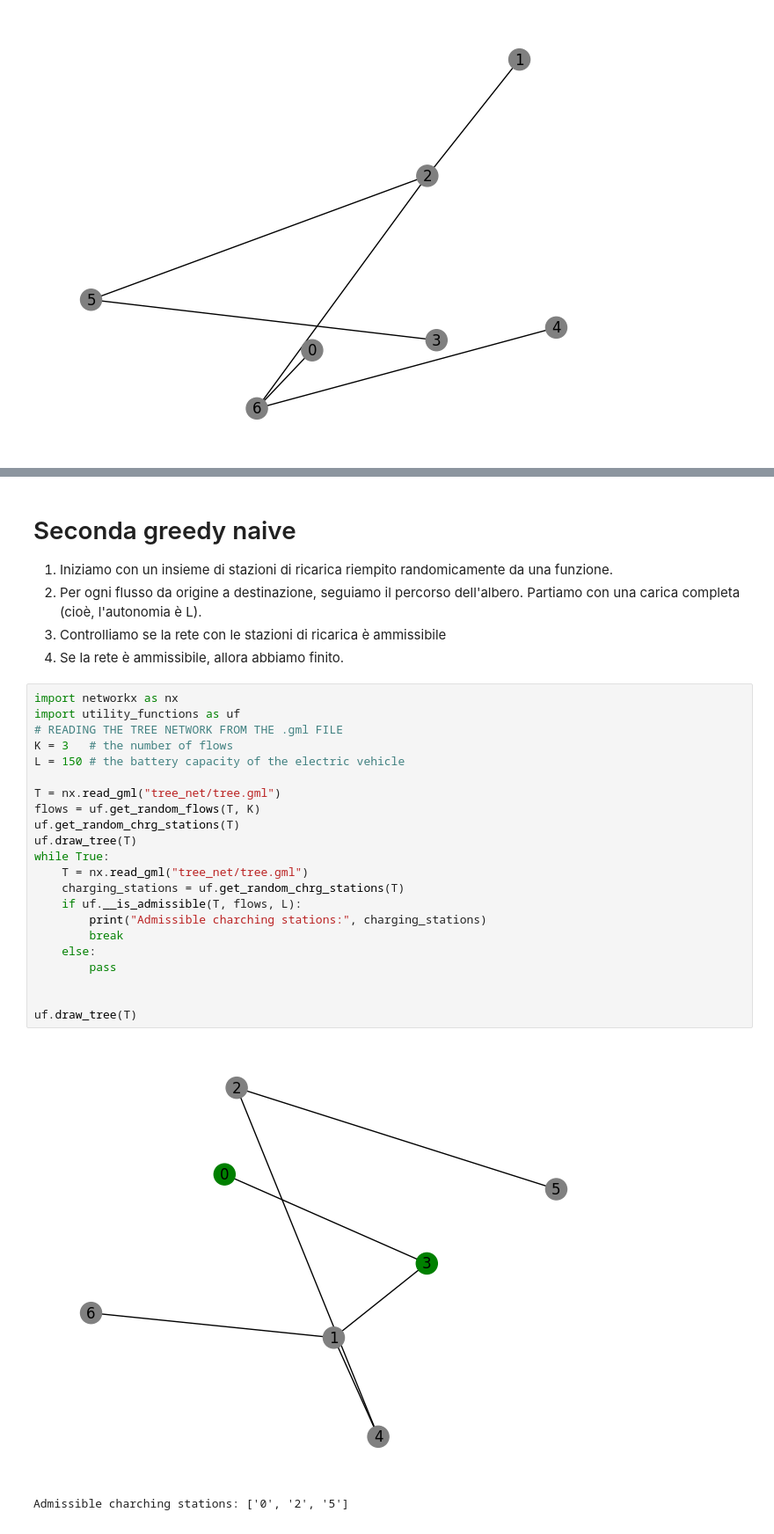
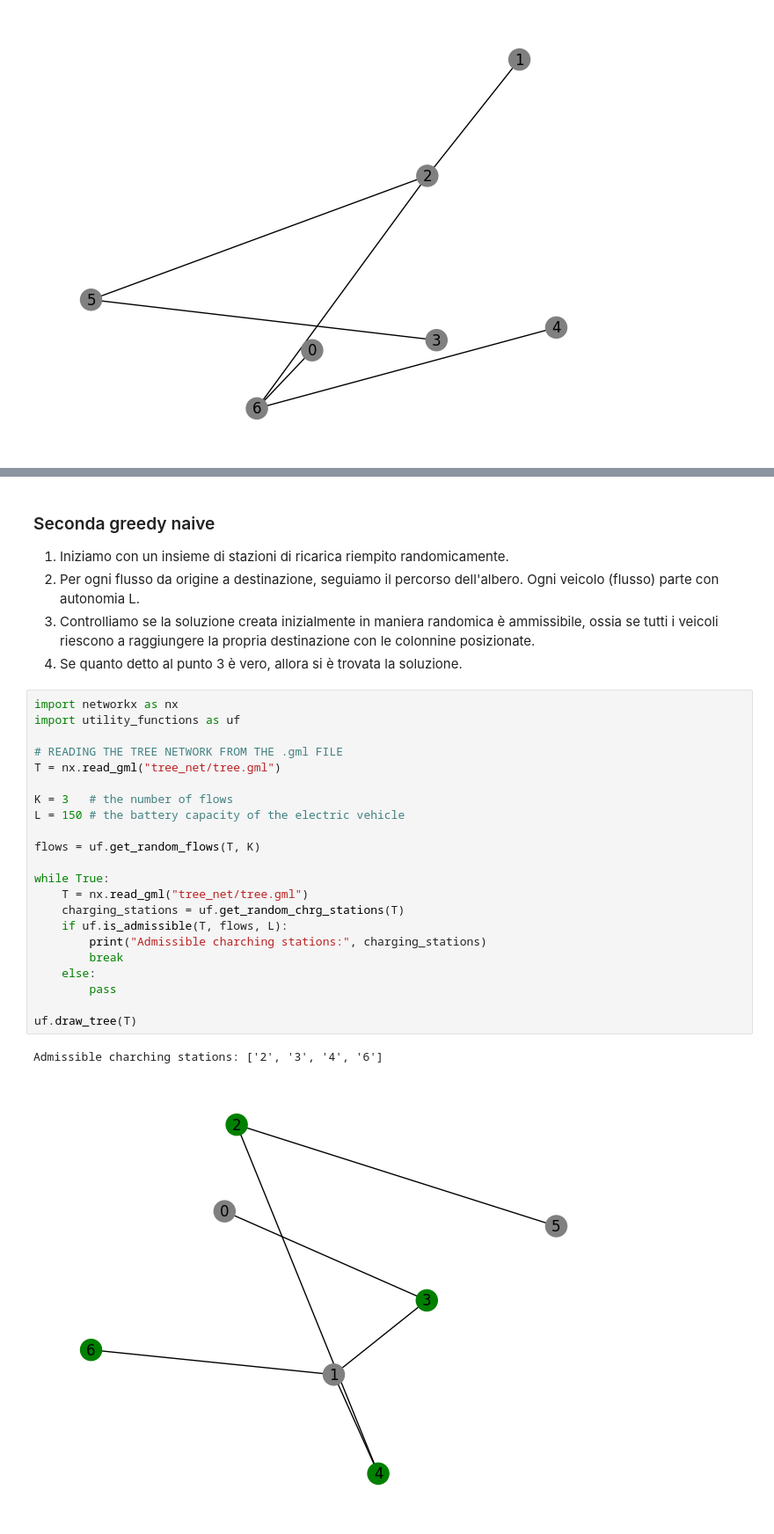
Before and after one commit to marielean/ChargingStations, a Jupyter notebook: ChargingStations.ipynb, the cells around one changed output, grey strips where cells are left out. Shown at 88% size. Drawn from its saved outputs; the diff is of its cells as text.

```diff
--- a/ChargingStations.ipynb
+++ b/ChargingStations.ipynb
@@ -80,33 +82,33 @@ charging_stations: {'2', '4'}
 all paths:  [['4', '2'], ['6', '1', '4', '2'], ['5', '2', '4', '1', '3', '0']]
 [figure]
 # %% [markdown]
-# Seconda greedy naive
-1. Iniziamo con un insieme di stazioni di ricarica riempito randomicamente da una funzione.
-2. Per ogni flusso da origine a destinazione, seguiamo il percorso dell'albero. Partiamo con una carica completa (cioè, l'autonomia è L).
-3. Controlliamo se la rete con le stazioni di ricarica è ammissibile
-4. Se la rete è ammissibile, allora abbiamo finito.
+### Seconda greedy naive
+1. Iniziamo con un insieme di stazioni di ricarica riempito randomicamente.
+2. Per ogni flusso da origine a destinazione, seguiamo il percorso dell'albero. Ogni veicolo (flusso) parte con autonomia L.
+3. Controlliamo se la soluzione creata inizialmente in maniera randomica è ammissibile, ossia se tutti i veicoli riescono a raggiungere la propria destinazione con le colonnine posizionate.
+4. Se quanto detto al punto 3 è vero, allora si è trovata la soluzione.
 # %%
 import networkx as nx
 import utility_functions as uf
+
 # READING THE TREE NETWORK FROM THE .gml FILE
+T = nx.read_gml("tree_net/tree.gml")
+
 K = 3   # the number of flows
 L = 150 # the battery capacity of the electric vehicle
 
-T = nx.read_gml("tree_net/tree.gml")
 flows = uf.get_random_flows(T, K)
-uf.get_random_chrg_stations(T)
-uf.draw_tree(T)
+
 while True:
     T = nx.read_gml("tree_net/tree.gml")
     charging_stations = uf.get_random_chrg_stations(T)
-    if uf.__is_admissible(T, flows, L):
+    if uf.is_admissible(T, flows, L):
         print("Admissible charching stations:", charging_stations)
         break
     else:
         pass
 
-
 uf.draw_tree(T)
 # %% [output]
+Admissible charching stations: ['2', '3', '4', '6']
-[figure, old version]
+[figure, new version]
-Admissible charching stations: ['0', '2', '5']
```
Also changed, not shown: parts of 3 cells of this notebook, 2 other files.
